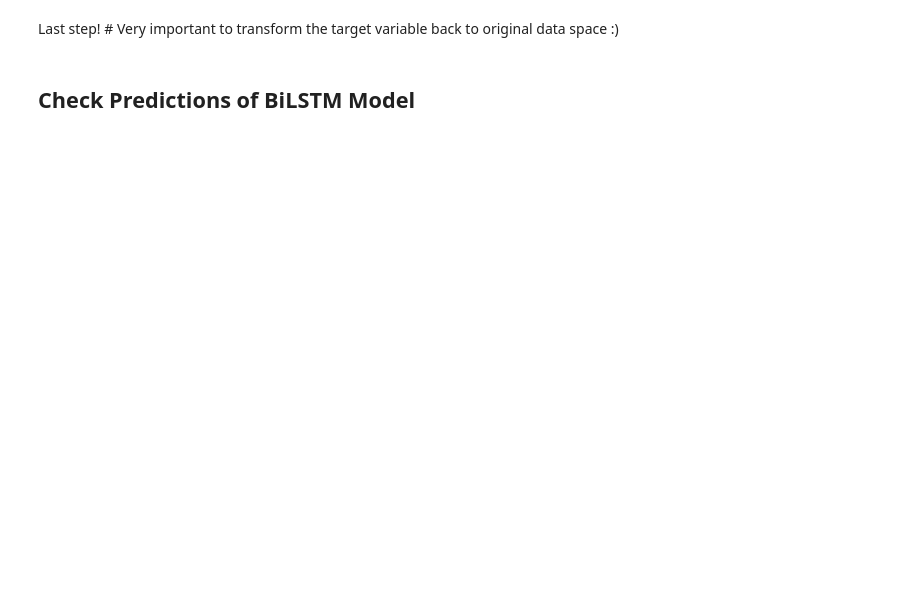
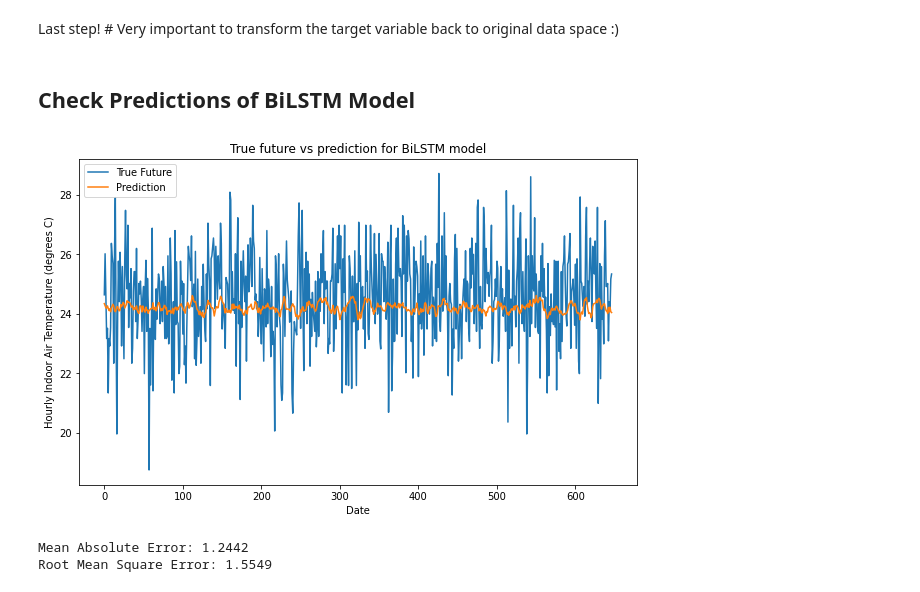
Before and after one commit to DonnaVakalis/forecasting-MRT-gap, a Jupyter notebook: model/model_BiLSTM.ipynb, the cells around one changed output. Drawn from its saved outputs; the diff is of its cells as text; code cells hidden in the pictures; blank space fills up the shorter version.

```diff
--- a/model/model_BiLSTM.ipynb
+++ b/model/model_BiLSTM.ipynb
@@ -334,7 +334,39 @@ plt.show()
 # %% [markdown]
 Last step! # Very important to transform the target variable back to original data space :)
 # %%
-y_test = scaler_y.inverse_transform(y_test)
-y_train = scaler_y.inverse_transform(y_train)
+Y_test = scaler_y.inverse_transform(Y_test)
+Y_train = scaler_y.inverse_transform(Y_train)
 # %% [markdown]
 ## Check Predictions of BiLSTM Model
+# %%
+prediction = model_bilstm.predict(X_test)
+prediction = scaler_y.inverse_transform(prediction)
+
+plt.figure(figsize=(10, 6))
+range_future = len(prediction)
+
+plt.plot(np.arange(range_future), np.array(Y_test), label='True Future')
+plt.plot(np.arange(range_future), np.array(prediction),label='Prediction')
+
+plt.title('True future vs prediction for BiLSTM model')
+plt.legend(loc='upper left')
+plt.xlabel('Date')
+plt.ylabel('Hourly Indoor Air Temperature (degrees C)')
+
+plt.savefig(FIGURES_PATH + 'Model Check on Test Set' +'.jpg', format='jpg', dpi=1000)
+plt.show()
+# %% [output]
+[figure, added]
+# %%
+# Calculate MAE and RMSE
+
+errors = prediction - Y_test
+mse = np.square(errors).mean()
+rmse = np.sqrt(mse)
+mae = np.abs(errors).mean()
+
+print('Mean Absolute Error: {:.4f}'.format(mae))
+print('Root Mean Square Error: {:.4f}'.format(rmse))
+# %% [output]
+Mean Absolute Error: 1.2442
+Root Mean Square Error: 1.5549
```
Also changed, not shown: parts of 3 cells of this notebook.
